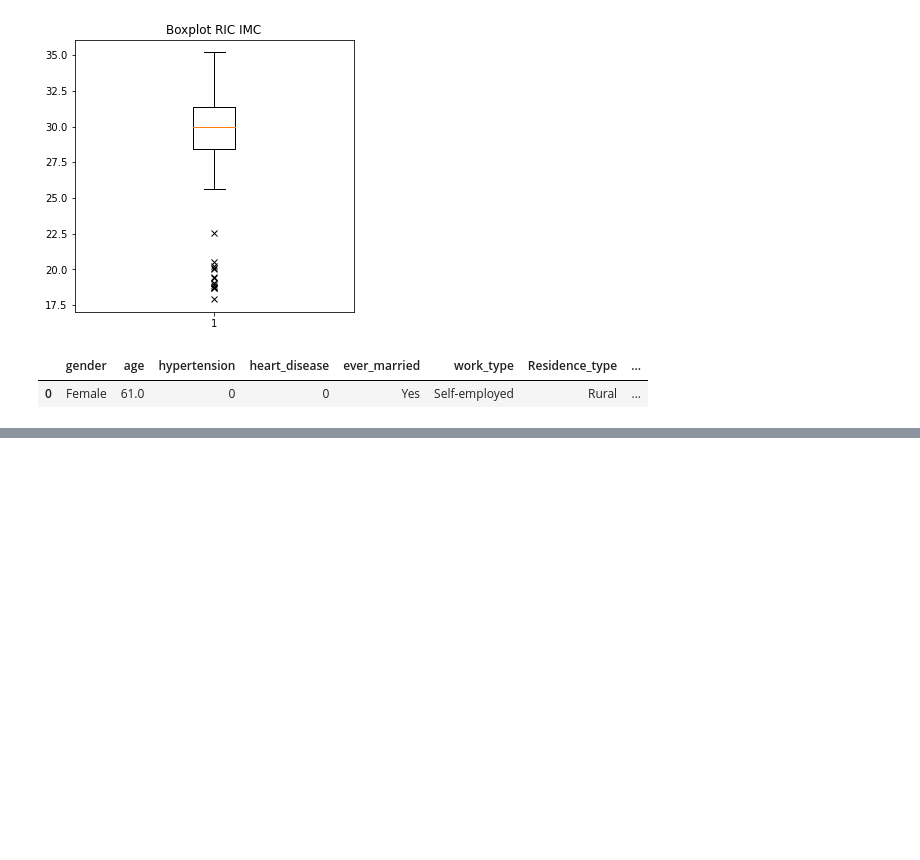
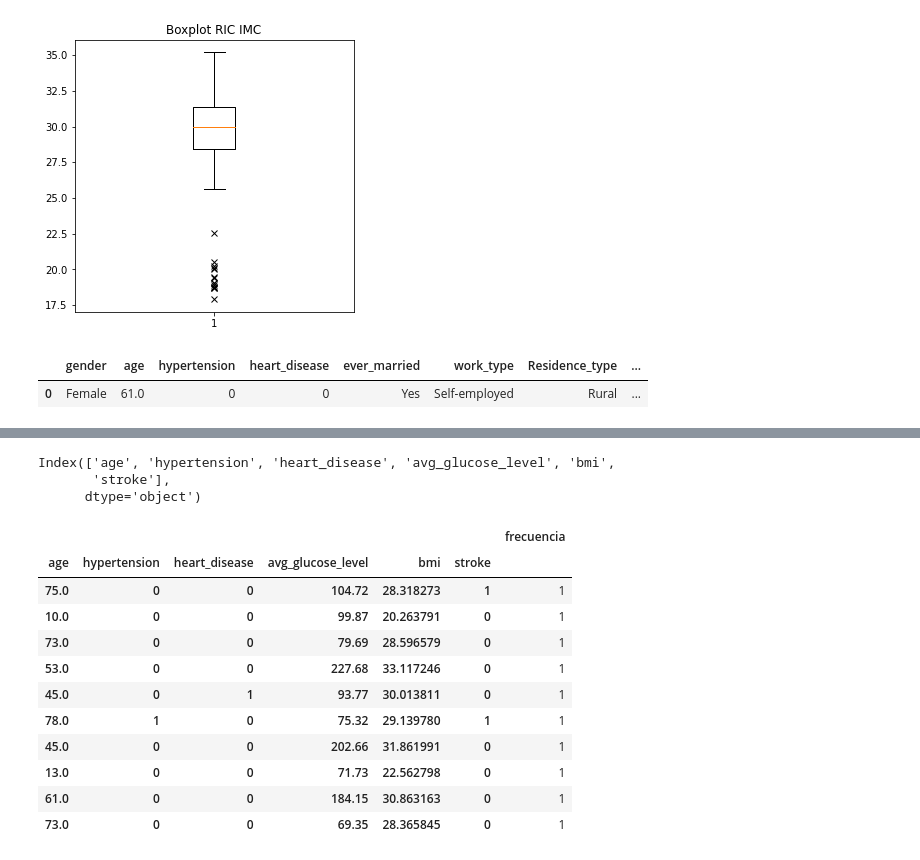
Before and after one commit to Adalab/Adalab-DA-promo-b-modulo-2-sprint-1-Ariana-Vero, a Jupyter notebook: Estadística/Estadística2.ipynb, the cells around one changed output, grey strips where cells are left out. Cells and saved outputs as stored; diff of their text form; code cells hidden in the pictures; blank space fills up the shorter version.

```diff
--- a/Estadística/Estadística2.ipynb
+++ b/Estadística/Estadística2.ipynb
@@ -189,0 +209,31 @@ df.head(1)
+# %%
+a=df.describe()
+a.columns
+# %% [output]
+Index(['age', 'hypertension', 'heart_disease', 'avg_glucose_level', 'bmi',
+       'stroke'],
+      dtype='object')
+# %%
+    #- Variables cuantitativas
+
+df_grupo=df.groupby(['age', 'hypertension', 'heart_disease', 'avg_glucose_level', 'bmi','stroke'])
+df_cuanti= df_grupo.agg(frecuencia=(('age','count')))
+
+df_cuanti.sample(10)
+
+#REVISAR AGRUPAR EN BINS
+
+#OJOOOOOOOOOOOO!!!!
+# %% [output]
+|  |  |  |  |  |  | frecuencia |
+| age | hypertension | heart_disease | avg_glucose_level | bmi | stroke |  |
+| 75.0 | 0 | 0 | 104.72 | 28.318273 | 1 | 1 |
+| 10.0 | 0 | 0 | 99.87 | 20.263791 | 0 | 1 |
+| 73.0 | 0 | 0 | 79.69 | 28.596579 | 0 | 1 |
+| 53.0 | 0 | 0 | 227.68 | 33.117246 | 0 | 1 |
+| 45.0 | 0 | 1 | 93.77 | 30.013811 | 0 | 1 |
+| 78.0 | 1 | 0 | 75.32 | 29.139780 | 1 | 1 |
+| 45.0 | 0 | 0 | 202.66 | 31.861991 | 0 | 1 |
+| 13.0 | 0 | 0 | 71.73 | 22.562798 | 0 | 1 |
+| 61.0 | 0 | 0 | 184.15 | 30.863163 | 0 | 1 |
+| 73.0 | 0 | 0 | 69.35 | 28.365845 | 0 | 1 |
```
Also changed, not shown: parts of 7 cells of this notebook, 2 other files.
